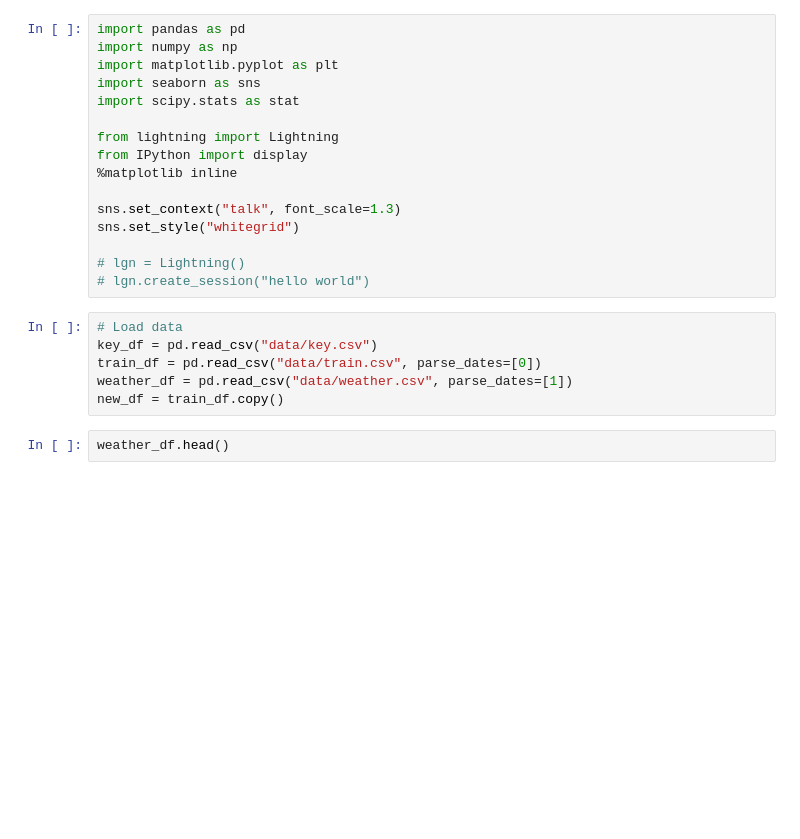
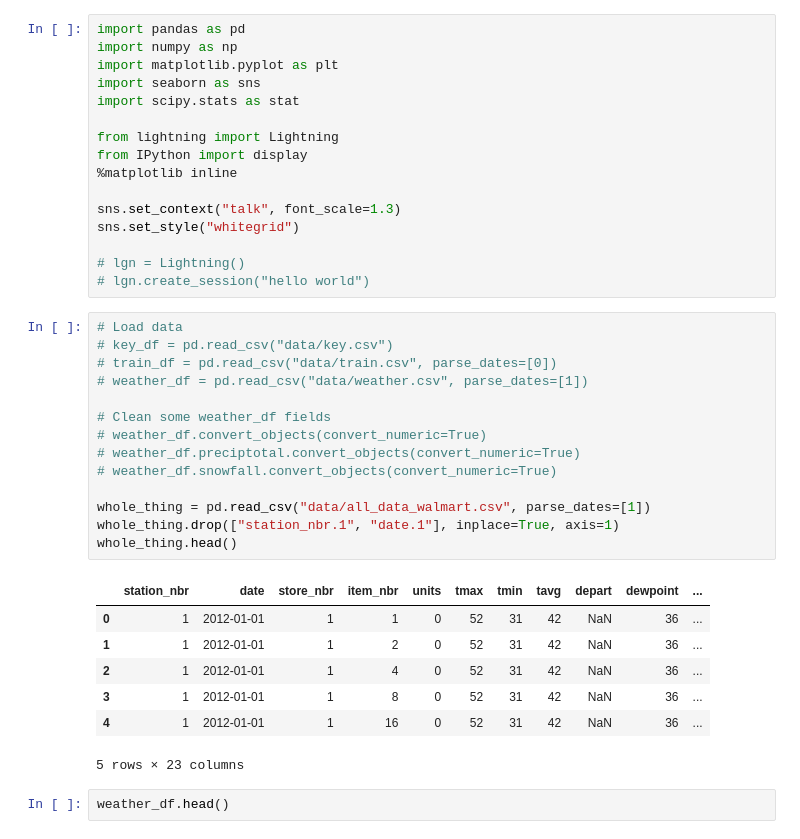
Before and after one commit to marcusway/walmart, a Jupyter notebook: walmart.ipynb, the cells around one changed output. Drawn from its saved outputs; the diff is of its cells as text; blank space fills up the shorter version.

```diff
--- a/walmart.ipynb
+++ b/walmart.ipynb
@@ -21,10 +21,26 @@ sns.set_style("whitegrid")
 # lgn.create_session("hello world")
 # %%
 # Load data
-key_df = pd.read_csv("data/key.csv")
-train_df = pd.read_csv("data/train.csv", parse_dates=[0])
-weather_df = pd.read_csv("data/weather.csv", parse_dates=[1])
-new_df = train_df.copy()
+# key_df = pd.read_csv("data/key.csv")
+# train_df = pd.read_csv("data/train.csv", parse_dates=[0])
+# weather_df = pd.read_csv("data/weather.csv", parse_dates=[1])
+
+# Clean some weather_df fields
+# weather_df.convert_objects(convert_numeric=True)
+# weather_df.preciptotal.convert_objects(convert_numeric=True)
+# weather_df.snowfall.convert_objects(convert_numeric=True)
+
+whole_thing = pd.read_csv("data/all_data_walmart.csv", parse_dates=[1])
+whole_thing.drop(["station_nbr.1", "date.1"], inplace=True, axis=1)
+whole_thing.head()
+# %% [output]
+|  | station_nbr | date | store_nbr | item_nbr | units | tmax | tmin | tavg | depart | dewpoint | ... |
+| 0 | 1 | 2012-01-01 | 1 | 1 | 0 | 52 | 31 | 42 | NaN | 36 | ... |
+| 1 | 1 | 2012-01-01 | 1 | 2 | 0 | 52 | 31 | 42 | NaN | 36 | ... |
+| 2 | 1 | 2012-01-01 | 1 | 4 | 0 | 52 | 31 | 42 | NaN | 36 | ... |
+| 3 | 1 | 2012-01-01 | 1 | 8 | 0 | 52 | 31 | 42 | NaN | 36 | ... |
+| 4 | 1 | 2012-01-01 | 1 | 16 | 0 | 52 | 31 | 42 | NaN | 36 | ... |
+5 rows × 23 columns
 # %%
 weather_df.head()
 # %% [output]
```
Also changed, not shown: parts of 10 cells of this notebook, 1 other file.
